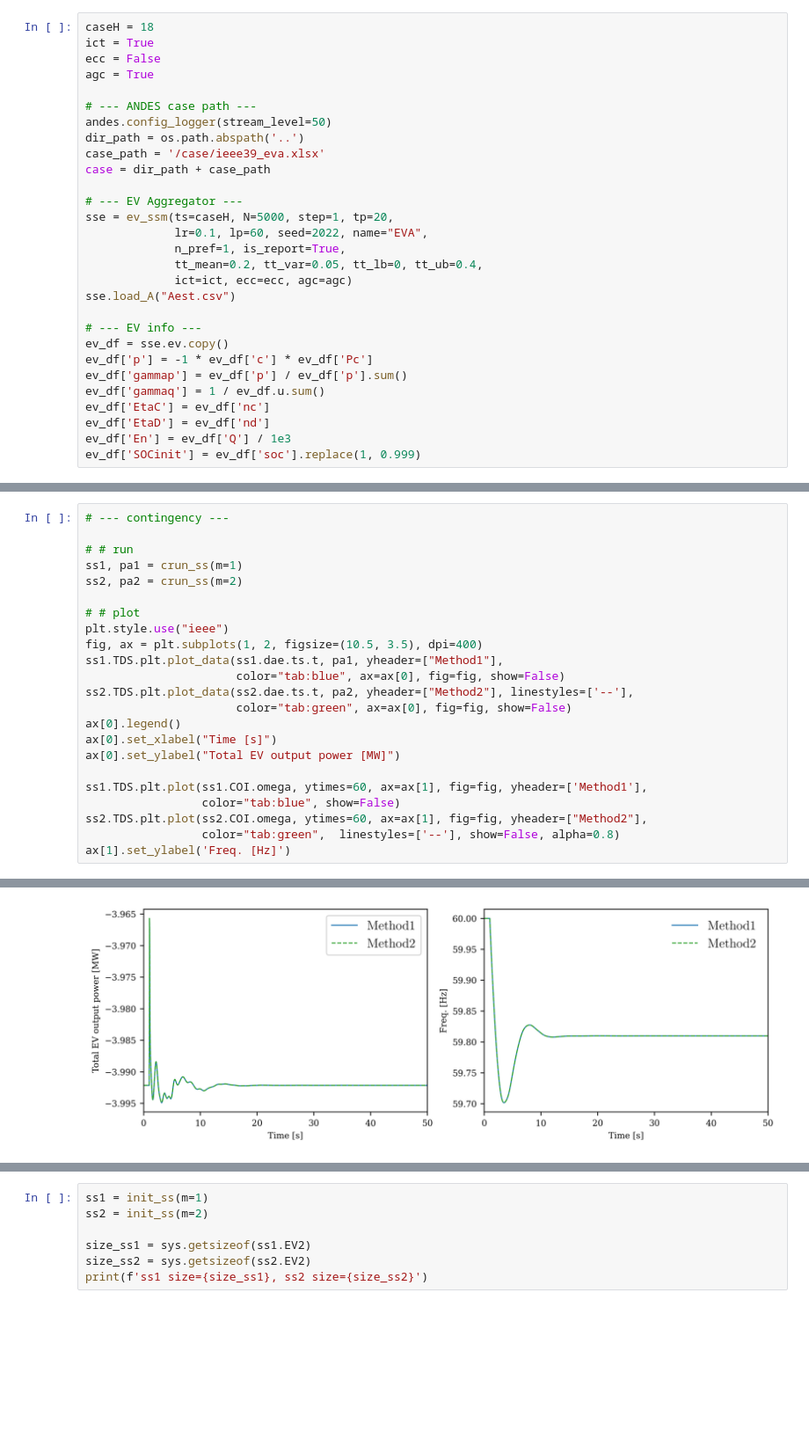
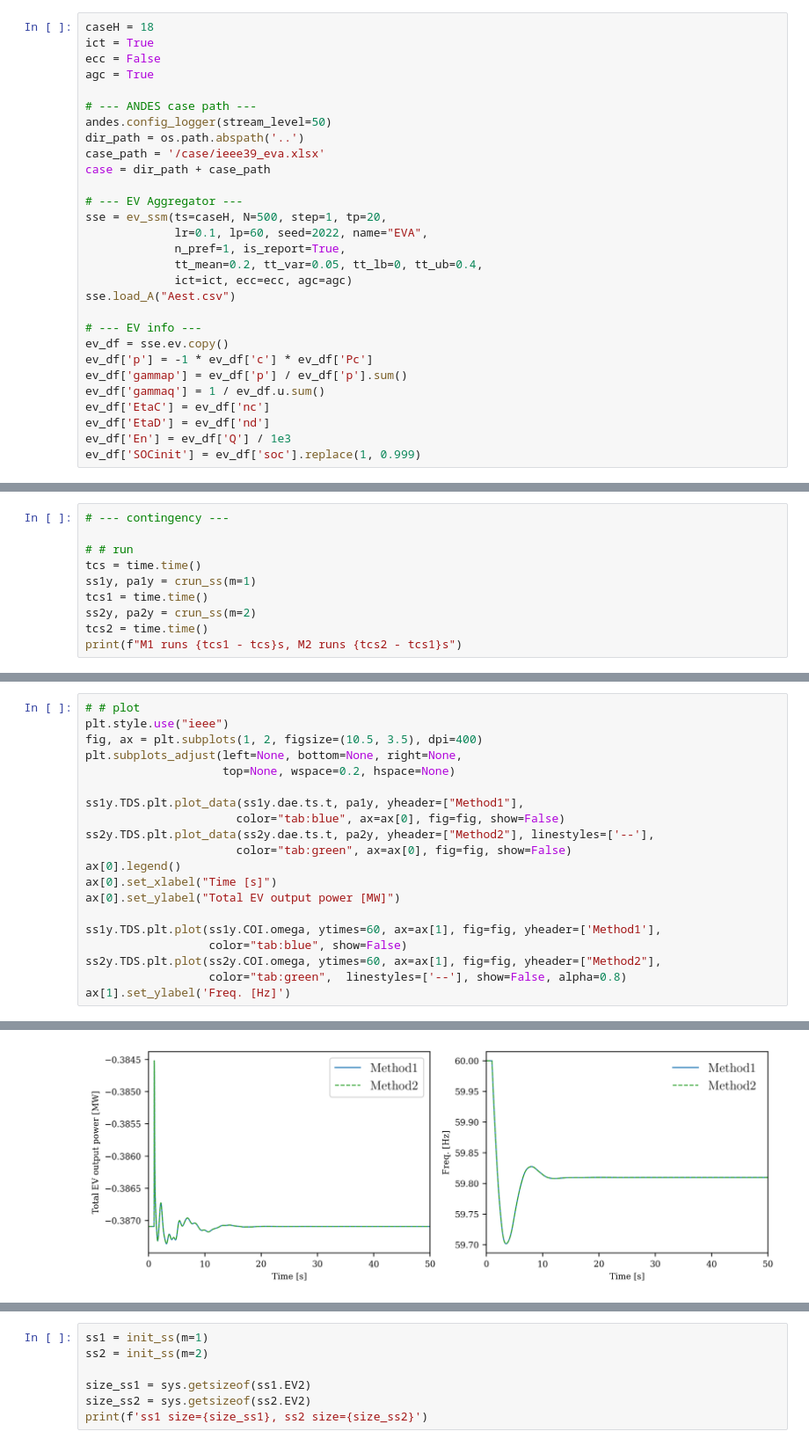
Before and after one commit to jinningwang/andes, a Jupyter notebook: jwang/notes/cosim_ev_model_agg_benchmark.ipynb, the cells around one changed output, grey strips where cells are left out. Shown at 88% size. Saved outputs shown, nothing was run; the diff lists cells and outputs as text; blank space fills up the shorter version.

```diff
--- a/jwang/notes/cosim_ev_model_agg_benchmark.ipynb
+++ b/jwang/notes/cosim_ev_model_agg_benchmark.ipynb
@@ -19,7 +20,7 @@ case_path = '/case/ieee39_eva.xlsx'
 case = dir_path + case_path
 
 # --- EV Aggregator ---
-sse = ev_ssm(ts=caseH, N=5000, step=1, tp=20,
+sse = ev_ssm(ts=caseH, N=500, step=1, tp=20,
              lr=0.1, lp=60, seed=2022, name="EVA",
              n_pref=1, is_report=True,
              tt_mean=0.2, tt_var=0.05, tt_lb=0, tt_ub=0.4,
@@ -188,3 +189,13 @@ def crun_ss(m=1):
     va = ss.dae.ts.y[:, ss.EV2.v.a]
     pa = np.sum(ia * va * ss.config.mva, axis=1)
     return ss, pa
+# %%
+# --- contingency ---
+
+# # run
+tcs = time.time()
+ss1y, pa1y = crun_ss(m=1)
+tcs1 = time.time()
+ss2y, pa2y = crun_ss(m=2)
+tcs2 = time.time()
+print(f"M1 runs {tcs1 - tcs}s, M2 runs {tcs2 - tcs1}s")
@@ -191,24 +208,21 @@ def crun_ss(m=1):
 # %%
-# --- contingency ---
-
-# # run
-ss1, pa1 = crun_ss(m=1)
-ss2, pa2 = crun_ss(m=2)
-
 # # plot
 plt.style.use("ieee")
 fig, ax = plt.subplots(1, 2, figsize=(10.5, 3.5), dpi=400)
-ss1.TDS.plt.plot_data(ss1.dae.ts.t, pa1, yheader=["Method1"],
+plt.subplots_adjust(left=None, bottom=None, right=None,
+                    top=None, wspace=0.2, hspace=None)
+
+ss1y.TDS.plt.plot_data(ss1y.dae.ts.t, pa1y, yheader=["Method1"],
                       color="tab:blue", ax=ax[0], fig=fig, show=False)
-ss2.TDS.plt.plot_data(ss2.dae.ts.t, pa2, yheader=["Method2"], linestyles=['--'],
+ss2y.TDS.plt.plot_data(ss2y.dae.ts.t, pa2y, yheader=["Method2"], linestyles=['--'],
                       color="tab:green", ax=ax[0], fig=fig, show=False)
 ax[0].legend()
 ax[0].set_xlabel("Time [s]")
 ax[0].set_ylabel("Total EV output power [MW]")
 
-ss1.TDS.plt.plot(ss1.COI.omega, ytimes=60, ax=ax[1], fig=fig, yheader=['Method1'],
-                 color="tab:blue", show=False)
-ss2.TDS.plt.plot(ss2.COI.omega, ytimes=60, ax=ax[1], fig=fig, yheader=["Method2"],
-                 color="tab:green",  linestyles=['--'], show=False, alpha=0.8)
+ss1y.TDS.plt.plot(ss1y.COI.omega, ytimes=60, ax=ax[1], fig=fig, yheader=['Method1'],
+                  color="tab:blue", show=False)
+ss2y.TDS.plt.plot(ss2y.COI.omega, ytimes=60, ax=ax[1], fig=fig, yheader=["Method2"],
+                  color="tab:green",  linestyles=['--'], show=False, alpha=0.8)
 ax[1].set_ylabel('Freq. [Hz]')
 # %% [output]
@@ -220 +230 @@ Text(2112.343434343434, 0.5, 'Freq. [Hz]')
-[figure, old version]
+[figure, new version]
```
Also changed, not shown: parts of 11 cells of this notebook, 15 other files.
